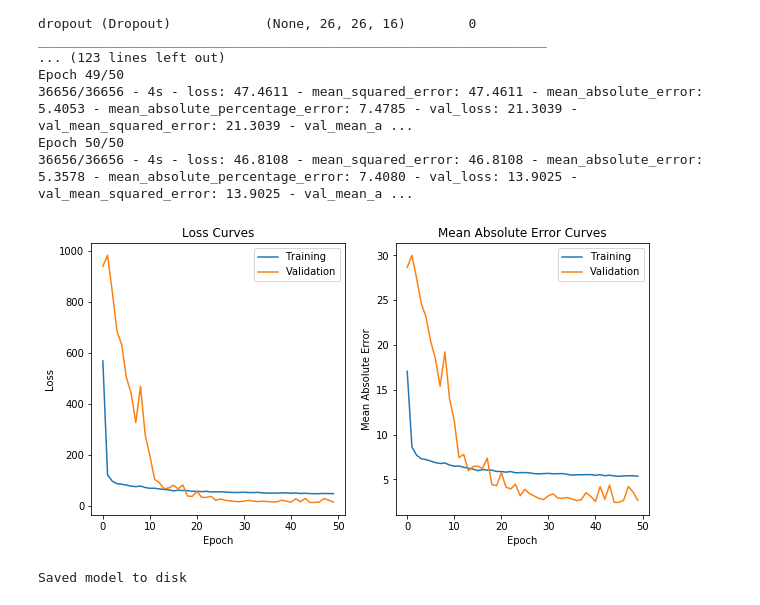
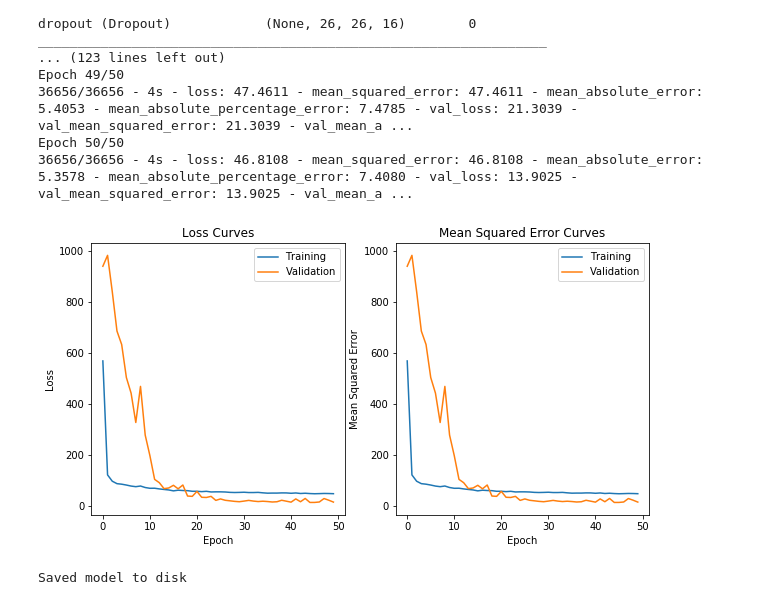
Before and after one commit to ekourkchi/incNET-data, a Jupyter notebook: CNN_inc_CGG6_regr.ipynb, the cells around one changed output. Cells and saved outputs as stored; diff of their text form; code cells hidden in the pictures.

```diff
--- a/CNN_inc_CGG6_regr.ipynb
+++ b/CNN_inc_CGG6_regr.ipynb
@@ -217,35 +217,35 @@ Epoch 50/50
 # %%
 def plot_model_history(history):
     '''Plot the training and validation history for a TensorFlow network'''
 
     # Extract loss and accuracy
     loss = history.history['loss']
     val_loss = history.history['val_loss']
-    acc = history.history['mean_absolute_error']
-    val_acc = history.history['val_mean_absolute_error']
+    acc = history.history['mean_squared_error']
+    val_acc = history.history['val_mean_squared_error']
 
     fig, ax = plt.subplots(nrows=1,ncols=2, figsize=(10,5))
     ax[0].plot(np.arange(n_epochs), loss, label='Training')
     ax[0].plot(np.arange(n_epochs), val_loss, label='Validation')
     ax[0].set_title('Loss Curves')
     ax[0].legend()
     ax[0].set_xlabel('Epoch')
     ax[0].set_ylabel('Loss')
 
     ax[1].plot(np.arange(n_epochs), acc, label='Training')
     ax[1].plot(np.arange(n_epochs), val_acc, label='Validation')
-    ax[1].set_title('Mean Absolute Error Curves')
+    ax[1].set_title('Mean Squared Error Curves')
     ax[1].legend()
     ax[1].set_xlabel('Epoch')
-    ax[1].set_ylabel('Mean Absolute Error')
+    ax[1].set_ylabel('Mean Squared Error')
 
 # plot the training history
 # for key in vgg_model.history.history:
 #   print key
 
 plot_model_history(vgg_model.history)
 # %% [output]
-[figure, old version]
+[figure, new version]
 # %%
 vgg_model.save("/content/drive/My Drive/CNN_inc_VGG6_regr.h5")
 print("Saved model to disk")
```
Also changed, not shown: parts of 4 cells of this notebook.
